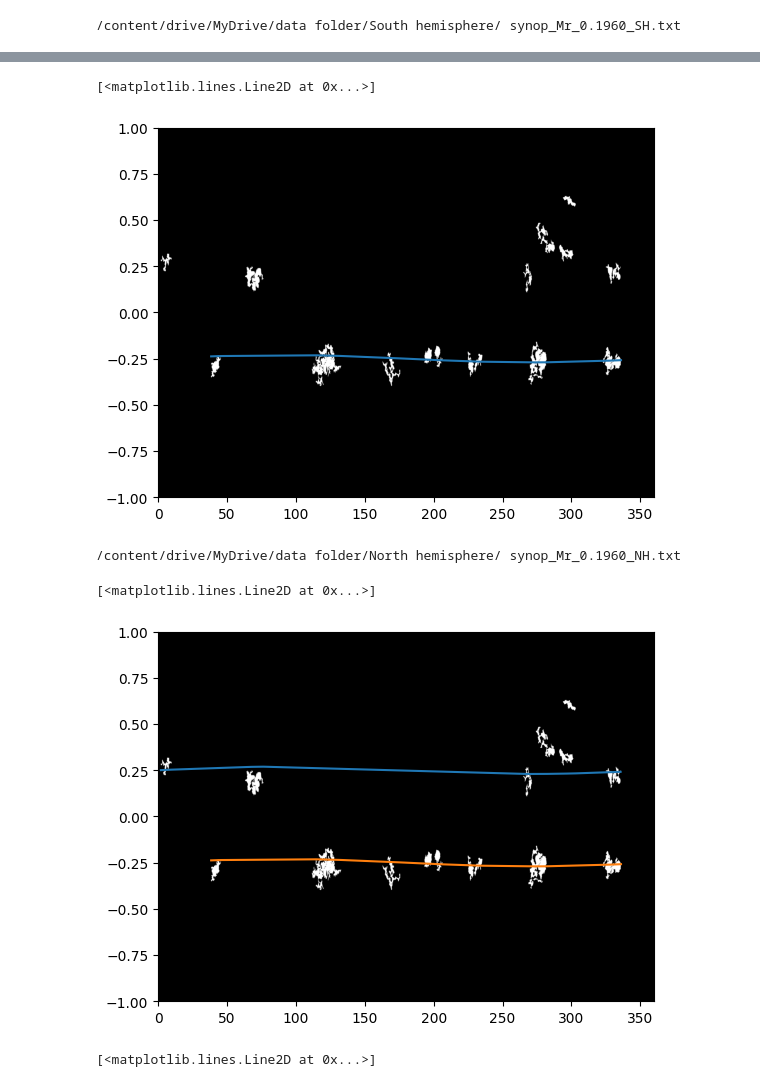
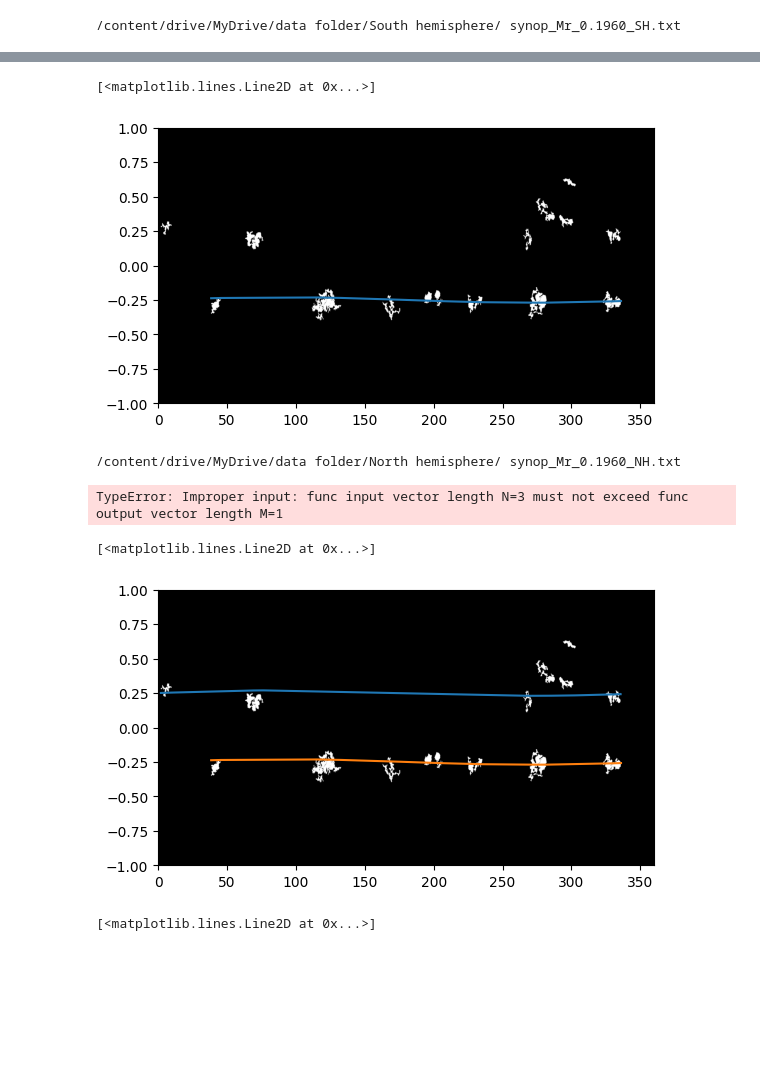
Before and after one commit to Samapti25/solar, a Jupyter notebook: carringtonmaps.ipynb, the cells around one changed output, grey strips where cells are left out. Saved outputs shown, nothing was run; the diff lists cells and outputs as text; code cells hidden in the pictures; blank space fills up the shorter version.

```diff
--- a/carringtonmaps.ipynb
+++ b/carringtonmaps.ipynb
@@ -160,10 +273,7 @@ plt.imshow(binary_mask, origin="lower", cmap='gray',extent=[longitude.min(),long
-# %%
-labeled_array, num_features = label(binary_mask)
-sizes = ndimage.sum(binary_mask, labeled_array, range(1, num_features + 1))
 # %%
-areathres=1000
-mask_filtered = np.zeros_like(binary_mask)
-print(mask_filtered)
+areathres=700
+mask_filtered2 = np.zeros_like(binary_mask2)
+print(mask_filtered2)
 # %% [output]
 [[False False False ... False False False]
  [False False False ... False False False]
@@ -173,7 +283,7 @@ print(mask_filtered)
  [False False False ... False False False]
  [False False False ... False False False]]
 # %%
-for i, size in enumerate(sizes):
+for i, size in enumerate(sizes2):
   if size >=areathres:
-    mask_filtered[labeled_array == (i + 1)] = 1
+    mask_filtered2[labeled_array == (i + 1)] = 1
 # %%
@@ -183,0 +296,25 @@ plt.imshow(mask_filtered, origin="lower", cmap='gray',extent=[longitude.min(),lo
+# %%
+latitude = []
+longitude = []
+sinlat = []
+
+value_map = []  # 2D array to store magnetic intensity mapped to lat-lon
+
+for i in range(ny):
+    row = []
+    sin_lat = -1 + i * (2 / (ny - 1))
+    lat_deg = np.arcsin(sin_lat) * (180 / np.pi)
+    latitude.append(lat_deg)
+    sinlat.append(sin_lat)
+
+    for j in range(nx):
+        lon_deg = j * (360 / (nx - 1))
+        if i == 0:
+            longitude.append(lon_deg)
+
+        b = data[i, j]  # magnetic intensity
+        row.append(b)
+
+    value_map.append(row)
+
+value_map = np.array(value_map)
@@ -252,12 +401,12 @@ with open (file, "r") as infile:
 # %%
 
-plt.imshow(mask_filtered, origin="lower", cmap="gray", extent=[longitude.min(),longitude.max(),sin_lat.min(),sin_lat.max()], aspect="auto")
+plt.imshow(mask_filtered, origin="lower", cmap="gray", extent=[longitude.min(),longitude.max(),sin_lat.min(),sin_lat.max()], aspect=100)
 #x=np.linspace(0,360,60)
 #y=np.sin(x)
 plt.plot(X,Y)
 # %% [output]
 [<matplotlib.lines.Line2D at 0x...>]
-[figure, old version]
+[figure, new version]
 # %%
 folder_path3="/content/drive/MyDrive/data folder/North hemisphere"
 files = os.listdir(folder_path3)
@@ -277,19 +426,21 @@ with open (file, "r") as infile:
       lon=float(parts[0])
       lat=float(parts[1])
       lon_rad = (lon*np.pi)/180
-      y=0.25+0.02*np.sin(lon_rad)
-      B.append(y)
-      A.append(lon)
-      C.append(lat)
+      def model(lon_rad,a,b,c):
+        return a+b*np.sin(lon_rad+c)
+      params,_ = curve_fit(model,lon_rad,lat)
+      print(f"a = {params[0]}, b = {params[1]}, c={params[2]}")
+# %% [output]
+TypeError: Improper input: func input vector length N=3 must not exceed func output vector length M=1
 # %%
-plt.imshow(mask_filtered, origin="lower", cmap="gray", extent=[longitude.min(),longitude.max(),sin_lat.min(),sin_lat.max()], aspect="auto")
+plt.imshow(mask_filtered, origin="lower", cmap="gray", extent=[longitude.min(),longitude.max(),sin_lat.min(),sin_lat.max()], aspect=100)
 #x=np.linspace(0,360,60)
 #y=np.sin(x)
 plt.plot(A,B)
 plt.plot(X,Y)
 # %% [output]
 [<matplotlib.lines.Line2D at 0x...>]
-[figure, old version]
+[figure, new version]
 # %%
 x=np.linspace(0,360,60)
 X=(x*np.pi)/180
```
Also changed, not shown: parts of 22 cells of this notebook.
